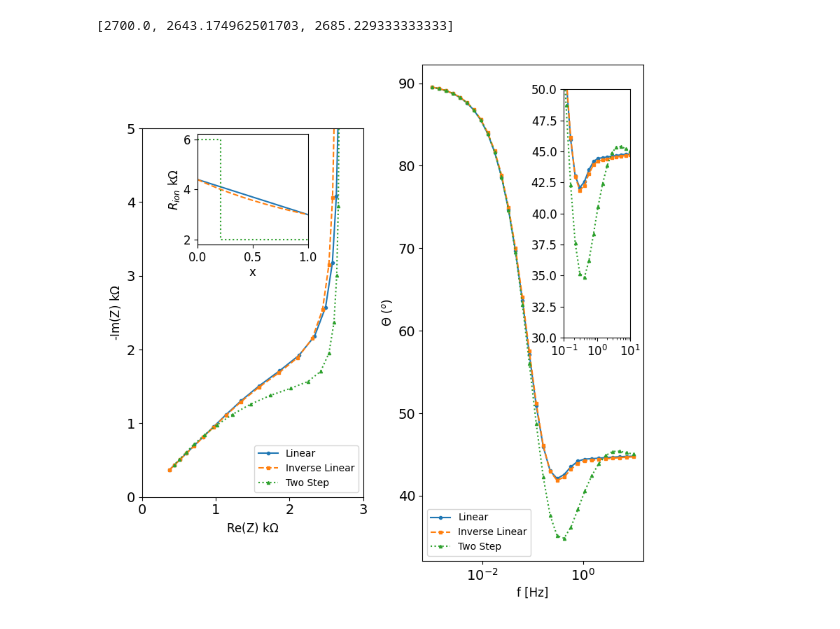
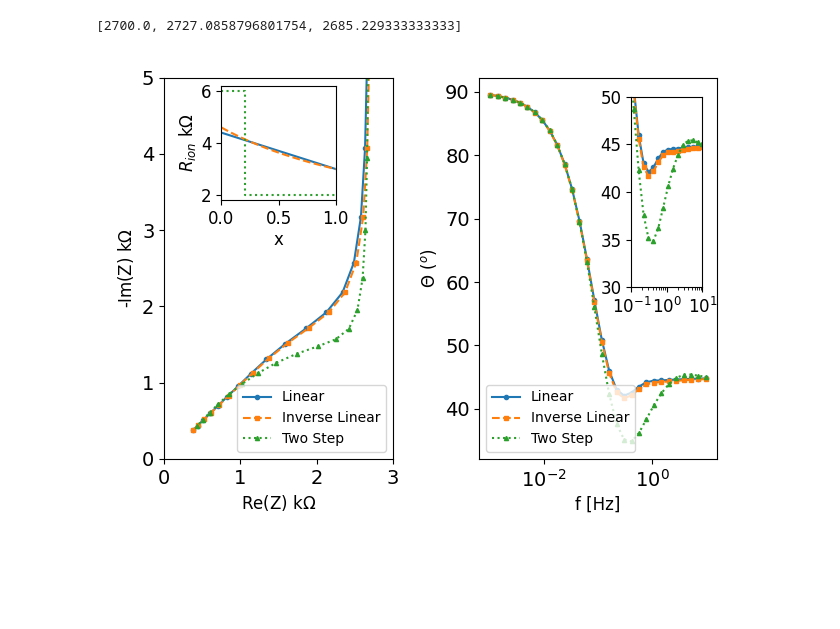
Before and after one commit to Yugal0/fitting-eis-dipangle-analysis, a Jupyter notebook: figure_flow.ipynb, the cells around one changed output. Saved outputs shown, nothing was run; the diff lists cells and outputs as text; code cells hidden in the pictures; blank space fills up the shorter version.

```diff
--- a/figure_flow.ipynb
+++ b/figure_flow.ipynb
@@ -19,7 +19,7 @@ Q_lin=1e-3
 R2_lin=3000
 
 #ilin
-R1_ilin=4400
+R1_ilin=4600
 Q_ilin=1e-3
 R2_ilin=3000
 
@@ -39,7 +39,7 @@ L_all=[L_lin,L_ilin,L_two]
 
 print(L_all)
 # %% [output]
-[2700.0, 2643.174962501703, 2685.229333333333]
+[2700.0, 2727.0858796801754, 2685.229333333333]
 # %%
 #delta for two
 # delta=0.5
@@ -121,7 +121,7 @@ plt.rcParams['lines.markersize']=3
 plt.cla()
 fig, axs = plt.subplots(1,2)
 #plot the nyquist plot
-fig.set_size_inches(8,8)
+# fig.set_size_inches(8,8)
 ax_nyq=axs[0]
 # ax_inset=inset_axes(ax,width="50%",height="30%",loc="upper right")
 ax_prof=inset_axes(ax_nyq,width="50%",height="30%",loc="upper center")
@@ -150,34 +150,34 @@ for z,ls,m in zip(z_all,linestyles,markers):
     ax_nyq.set_xlim(0,3)
     ax_nyq.set_ylim(0,5)
 
 ax_nyq.legend(labels,loc="lower right",fontsize=10)
 
 ax_bode=axs[1]
 ax_b_zoom=ax_bode.inset_axes([0.64,0.45,0.3,0.5])
 # ax_b_zoom.set_position()
 
 for z,ls,m in zip(z_all,linestyles,markers):
     ax_bode.plot(f,-np.angle(z,deg=True),linestyle=ls,marker=m)
     ax_bode.set_xscale("log")
     ax_bode.set_xlabel("f [Hz]")
     ax_bode.set_ylabel("$\Theta$ ($^o$)")
     # ax_bode.tick_params(labelsize=12)
 
     ax_b_zoom.plot(f,-np.angle(z,deg=True),linestyle=ls,marker=m)
     ax_b_zoom.set_xscale("log")
     ax_b_zoom.set_xlim(0.1,10)
     ax_b_zoom.set_ylim(30,50)
     ax_b_zoom.tick_params(labelsize=12)
     # ax_inset.plot()
     # ax.set_aspect("equal")
     # ax.set_xlim(0,10000)
     # ax.set_ylim(0,10000)
 ax_bode.legend(labels,loc="lower left",fontsize=10)
 #plot the bode plot
 fig.tight_layout()
 fig.savefig("dip.png",dpi=600)
 # %% [output]
-[figure, old version]
+[figure, new version]
 # %%
 # import matplotlib.pyplot as plt
 
```
Also changed, not shown: 1 other file.
